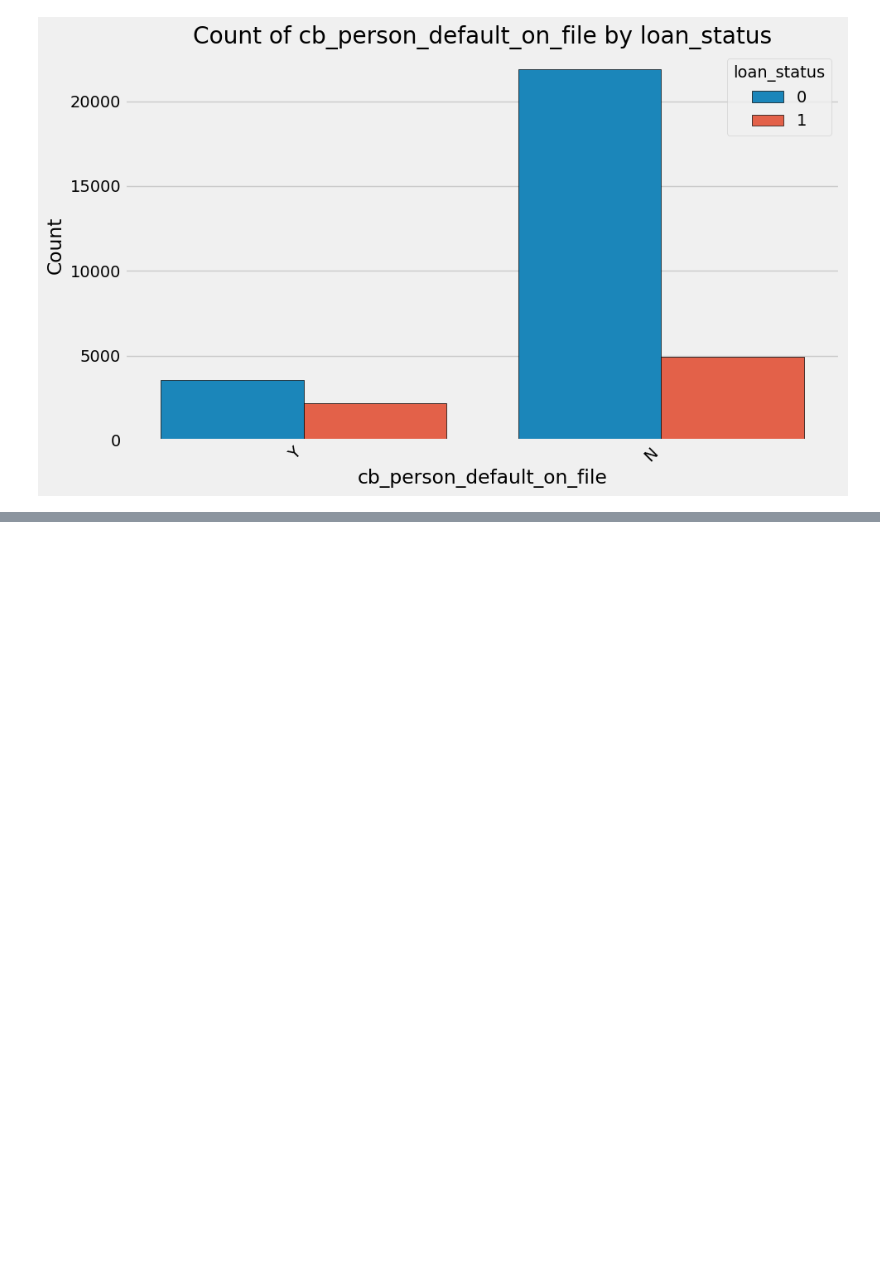
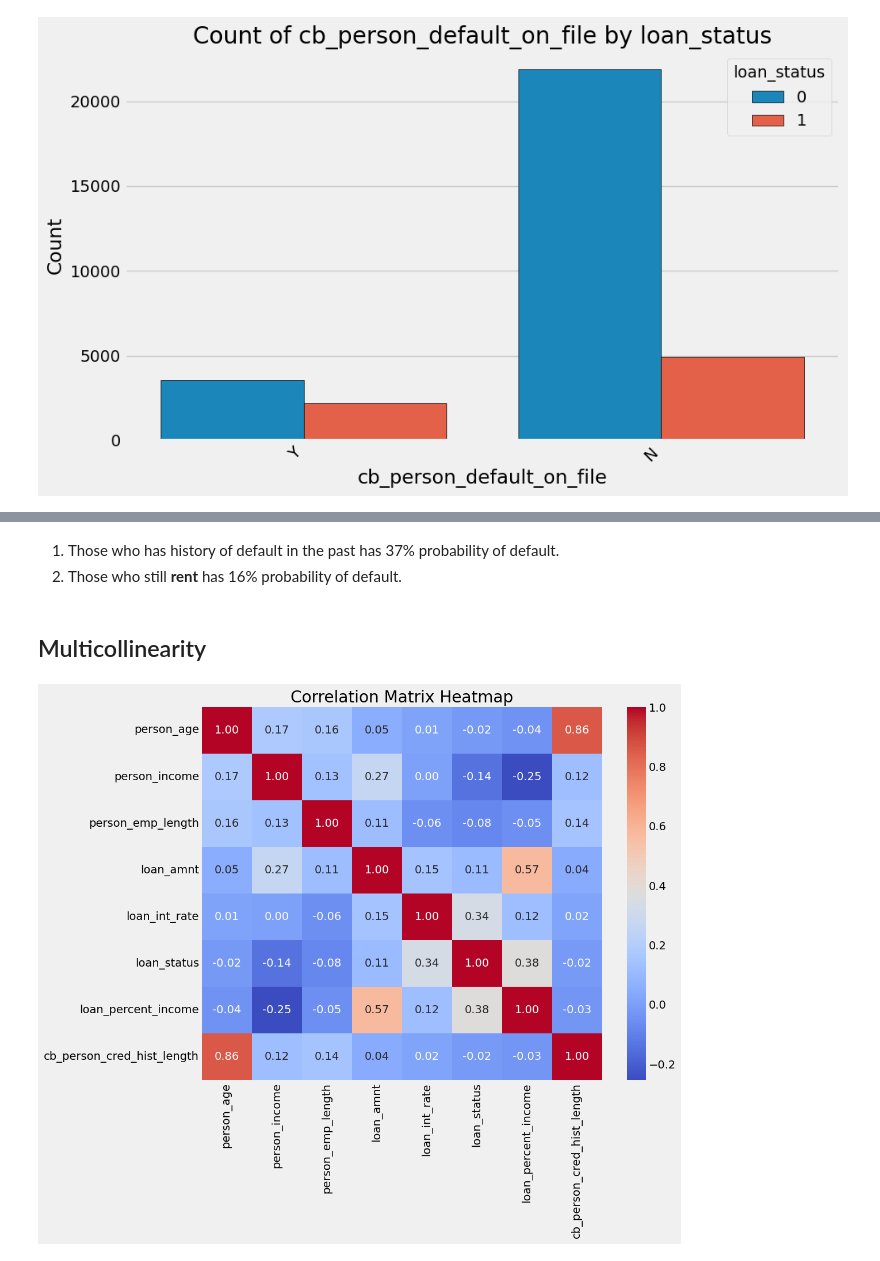
Before and after one commit to marcellinus-witarsah/credit-score-modelling-old, a Jupyter notebook: notebooks/credit_scorecard.ipynb, the cells around one changed output, grey strips where cells are left out. Cells and saved outputs as stored; diff of their text form; code cells hidden in the pictures; blank space fills up the shorter version.

```diff
--- a/notebooks/credit_scorecard.ipynb
+++ b/notebooks/credit_scorecard.ipynb
@@ -223,0 +307,15 @@ for categorical_col in categorical_cols:
+# %% [markdown]
+1. Those who has history of default in the past has 37% probability of default.
+2. Those who still **rent** has 16% probability of default.
+# %% [markdown]
+## Multicollinearity
+# %%
+corr = df.select_dtypes(include='number').corr()
+
+# Plot the heatmap
+plt.figure(figsize=(10, 8))
+sns.heatmap(corr, annot=True, cmap='coolwarm', fmt=".2f")
+plt.title('Correlation Matrix Heatmap')
+plt.show()
+# %% [output]
+[figure, added]
```
Also changed, not shown: parts of 36 cells of this notebook.
